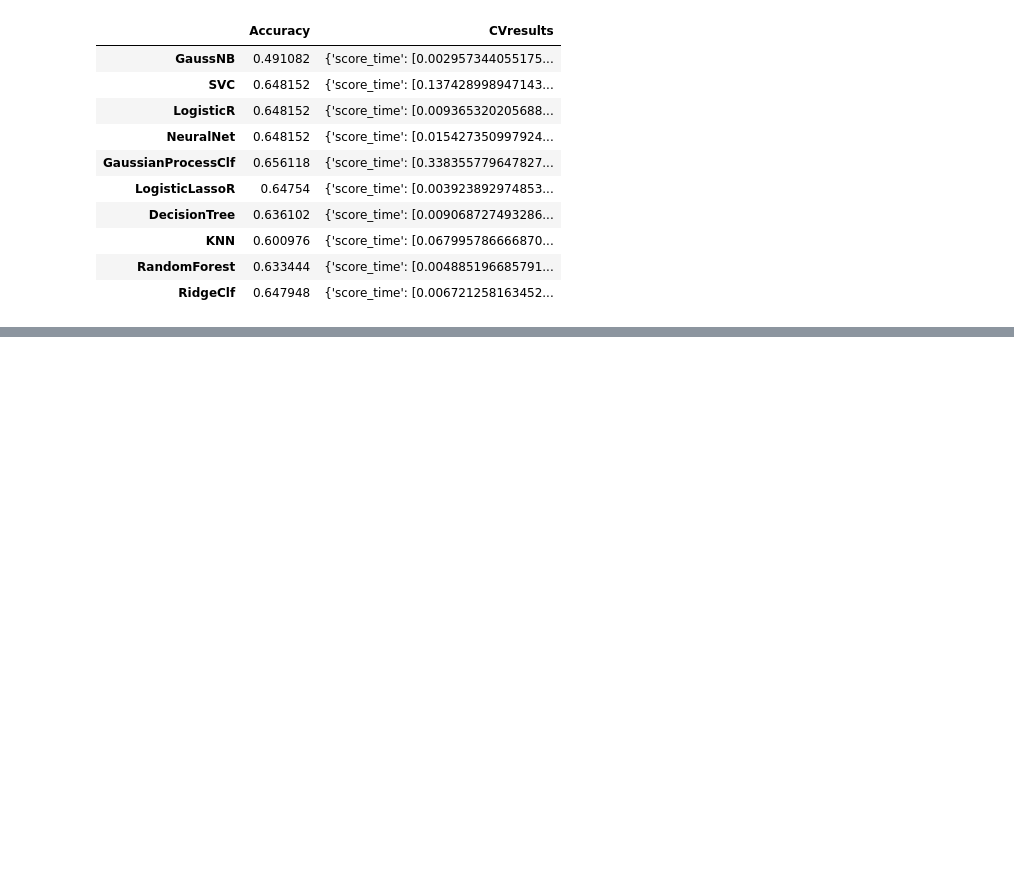
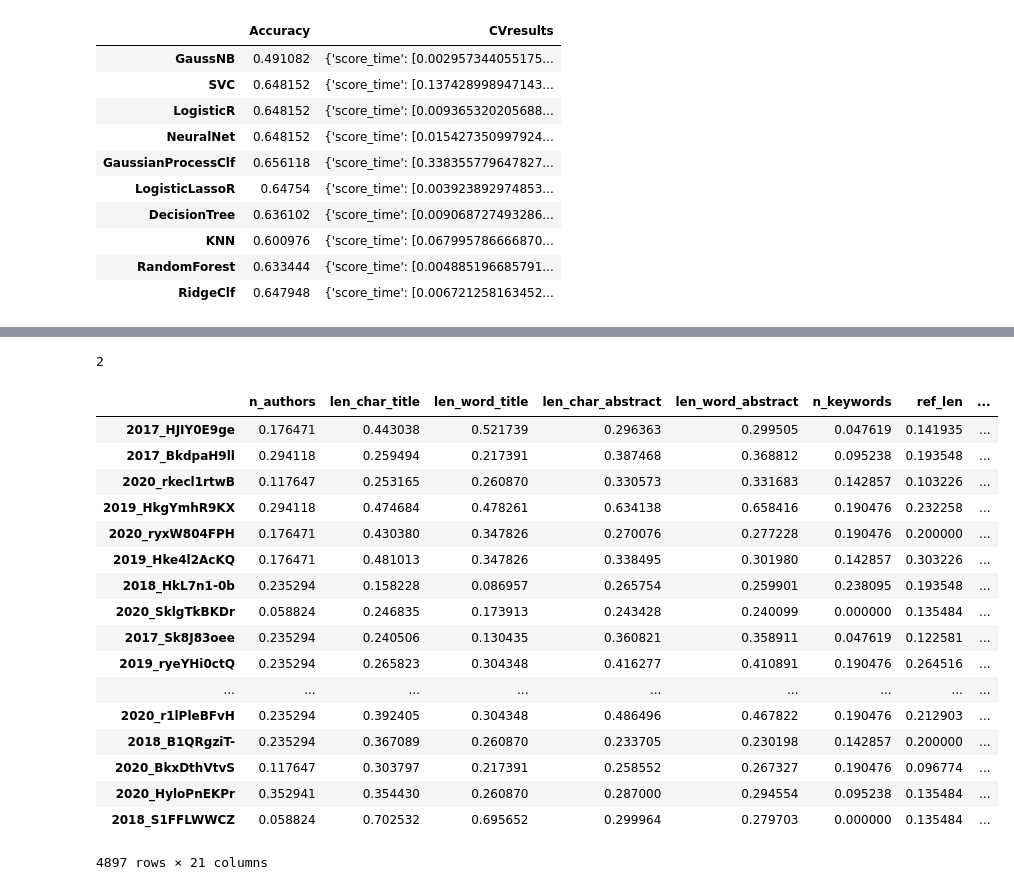
Before and after one commit to shruti-singh/PaperAcceptancePrediction, a Jupyter notebook: shruti/BaselineOnEntireICLR.ipynb, the cells around one changed output, grey strips where cells are left out. Cells and saved outputs as stored; diff of their text form; code cells hidden in the pictures; blank space fills up the shorter version.

```diff
--- a/shruti/BaselineOnEntireICLR.ipynb
+++ b/shruti/BaselineOnEntireICLR.ipynb
@@ -562,0 +604,2 @@ model_results
+# %%
+data["ref_latest_depth"] = 2020 - data["ref_latest"]
@@ -562,0 +608,17 @@ model_results
+# %%
+X = data.drop(columns=['id', 'label'])#
+y = data['label']
+X_normalized = X / X.max(axis=0)#normalize(X)
+
+# clf = SVC(kernel='rbf').fit(X_normalized, y)
+# clf = LogisticRegression(max_iter=5000).fit(X_normalized, y)
+# clf = RidgeClassifier(max_iter=5000).fit(X_normalized, y)
+clf =  LogisticRegression(max_iter=1000, penalty='l1',solver='liblinear').fit(X_normalized, y)
+# clf = GaussianProcessClassifier(kernel=kls.RBF()).fit(X_normalized, y)
+predictions = clf.predict(X_normalized)
+
+results = cross_validate(clf, X_normalized, y, return_estimator=True)
+results['estimator']
+results.pop('estimator')
+accuracy = np.mean(results['test_score'])
+model_results = [accuracy, results]
@@ -562,0 +704,25 @@ model_results
+# %%
+idx
+# %% [output]
+2
+# %%
+X_normalized
+# %% [output]
+|  | n_authors | len_char_title | len_word_title | len_char_abstract | len_word_abstract | n_keywords | ref_len | ... |
+| 2017_HJIY0E9ge | 0.176471 | 0.443038 | 0.521739 | 0.296363 | 0.299505 | 0.047619 | 0.141935 | ... |
+| 2017_BkdpaH9ll | 0.294118 | 0.259494 | 0.217391 | 0.387468 | 0.368812 | 0.095238 | 0.193548 | ... |
+| 2020_rkecl1rtwB | 0.117647 | 0.253165 | 0.260870 | 0.330573 | 0.331683 | 0.142857 | 0.103226 | ... |
+| 2019_HkgYmhR9KX | 0.294118 | 0.474684 | 0.478261 | 0.634138 | 0.658416 | 0.190476 | 0.232258 | ... |
+| 2020_ryxW804FPH | 0.176471 | 0.430380 | 0.347826 | 0.270076 | 0.277228 | 0.190476 | 0.200000 | ... |
+| 2019_Hke4l2AcKQ | 0.176471 | 0.481013 | 0.347826 | 0.338495 | 0.301980 | 0.142857 | 0.303226 | ... |
+| 2018_HkL7n1-0b | 0.235294 | 0.158228 | 0.086957 | 0.265754 | 0.259901 | 0.238095 | 0.193548 | ... |
+| 2020_SklgTkBKDr | 0.058824 | 0.246835 | 0.173913 | 0.243428 | 0.240099 | 0.000000 | 0.135484 | ... |
+| 2017_Sk8J83oee | 0.235294 | 0.240506 | 0.130435 | 0.360821 | 0.358911 | 0.047619 | 0.122581 | ... |
+| 2019_ryeYHi0ctQ | 0.235294 | 0.265823 | 0.304348 | 0.416277 | 0.410891 | 0.190476 | 0.264516 | ... |
+| ... | ... | ... | ... | ... | ... | ... | ... | ... |
+| 2020_r1lPleBFvH | 0.235294 | 0.392405 | 0.304348 | 0.486496 | 0.467822 | 0.190476 | 0.212903 | ... |
+| 2018_B1QRgziT- | 0.235294 | 0.367089 | 0.260870 | 0.233705 | 0.230198 | 0.142857 | 0.200000 | ... |
+| 2020_BkxDthVtvS | 0.117647 | 0.303797 | 0.217391 | 0.258552 | 0.267327 | 0.190476 | 0.096774 | ... |
+| 2020_HyloPnEKPr | 0.352941 | 0.354430 | 0.260870 | 0.287000 | 0.294554 | 0.095238 | 0.135484 | ... |
+| 2018_S1FFLWWCZ | 0.058824 | 0.702532 | 0.695652 | 0.299964 | 0.279703 | 0.000000 | 0.135484 | ... |
+4897 rows × 21 columns
```
Also changed, not shown: parts of 19 cells of this notebook, 1 other file.
